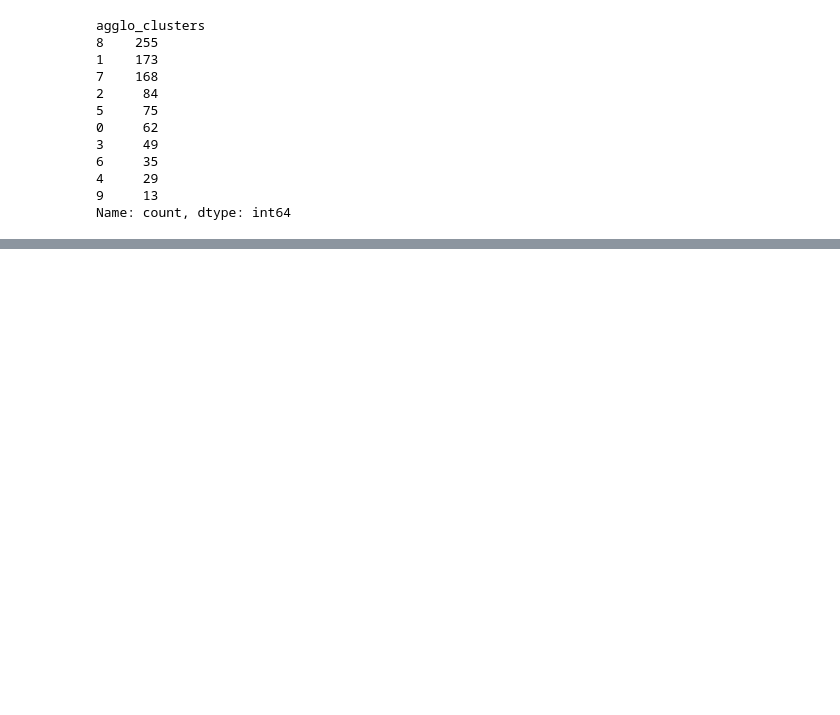
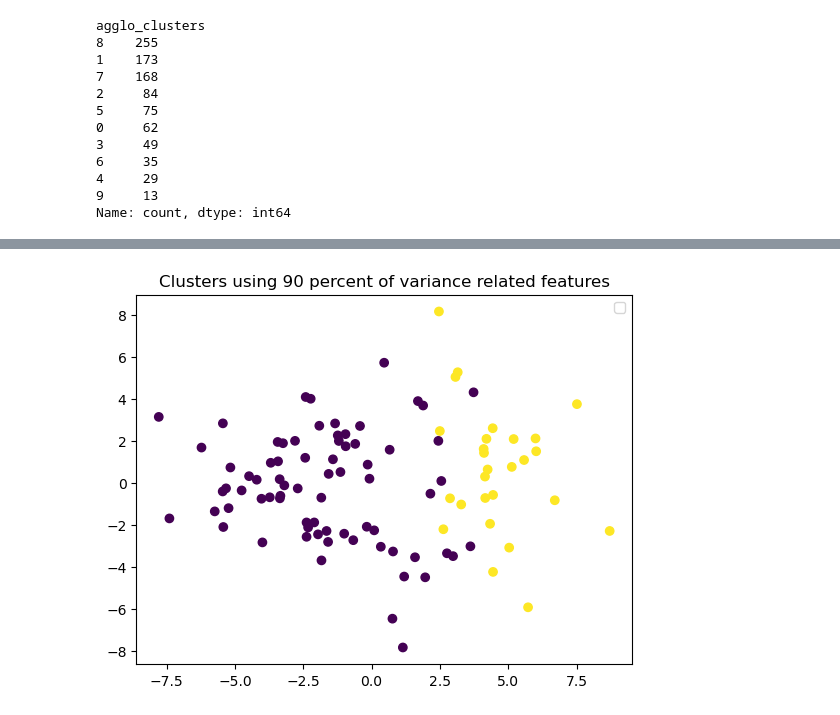
Before and after one commit to Bchacha-ds/recommendation_system, a Jupyter notebook: index.ipynb, the cells around one changed output, grey strips where cells are left out. Cells and saved outputs as stored; diff of their text form; code cells hidden in the pictures; blank space fills up the shorter version.

```diff
--- a/index.ipynb
+++ b/index.ipynb
@@ -608,0 +691,35 @@ plt.show()
+# %%
+##subset of data
+top_users = movie_ratings['user_id'].value_counts().head(100).index
+ratings_subset = movie_ratings[movie_ratings['user_id'].isin(top_users)]
+
+
+new_matrix = ratings_subset.pivot_table(index='user_id', columns='movie_id', values='ratings').fillna(0)
+new_matrix
+
+
+#apply pca to get components that account for 90% of the variance.
+reduced_data = pca.fit_transform(new_matrix)
+
+#apply pca to get 5 principal components
+reduced_data_1 = pca_1.fit_transform(new_matrix)
+# %%
+#initialize agglomerative clustering algorithm
+agglomerative = AgglomerativeClustering()
+
+#created clusters
+agglo_cluster = agglomerative.fit_predict(new_matrix)  ##data one goes with all the latent features
+
+agglo_clusters = agglomerative.fit_predict(reduced_data) ##data two goes with features that account of 90% variance
+
+agglo_clusters_1 = agglomerative.fit_predict(reduced_data_1) ## data three with 5 principal components
+
+# new_matrix['agglo_clusters'] = agglo_clusters
+# %%
+##
+plt.scatter(reduced_data[:, 0],reduced_data[:, 1], c=agglo_clusters)
+plt.title("Clusters using 90 percent of variance related features")
+plt.legend()
+plt.show()
+# %% [output]
+[figure, added]
```
Also changed, not shown: parts of 22 cells of this notebook.
